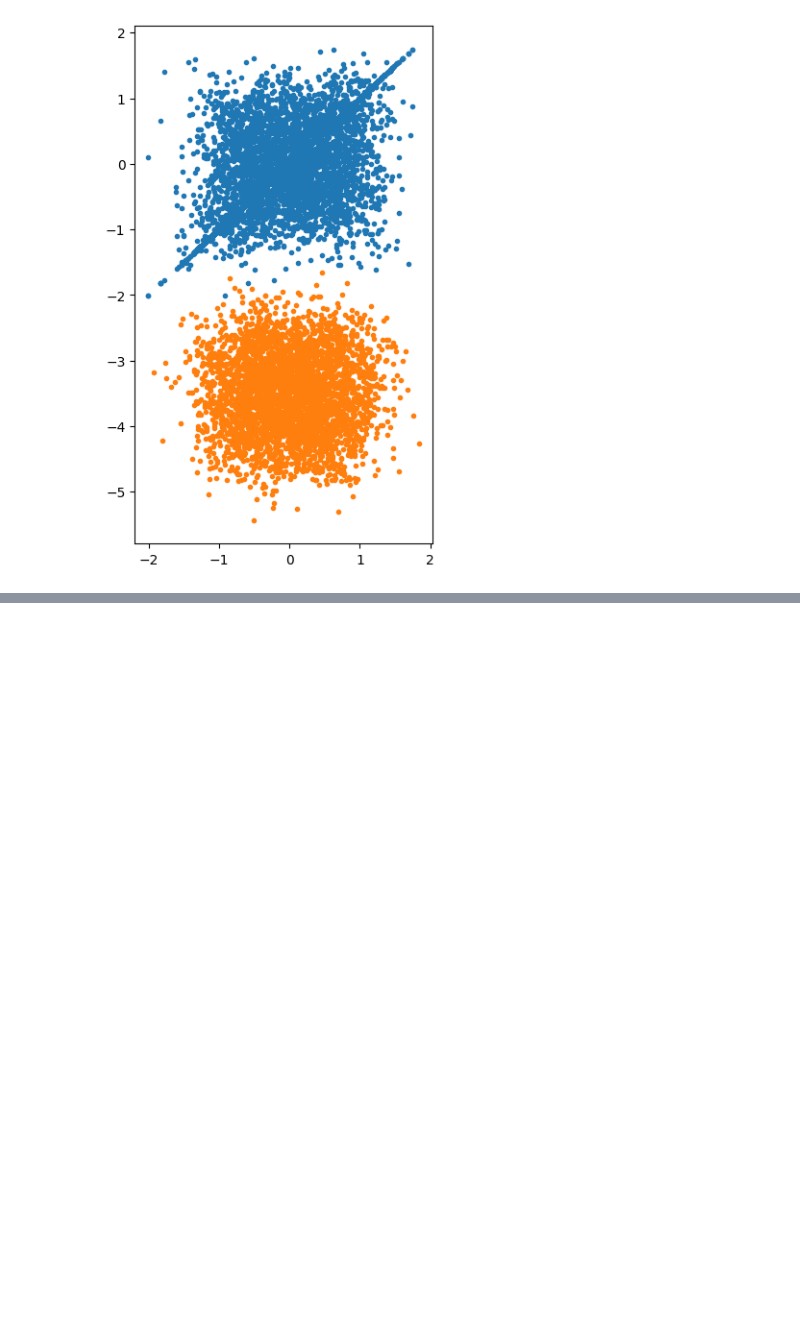
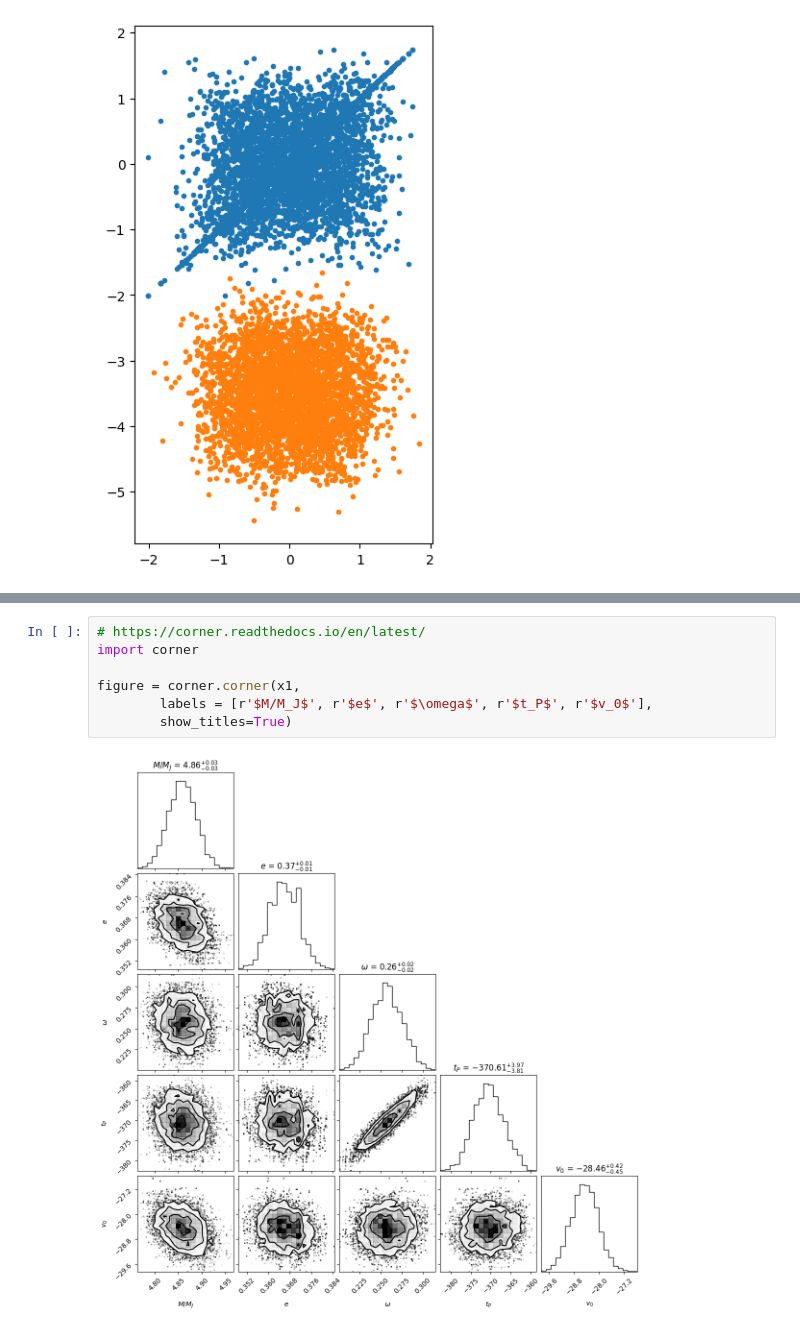
Before and after one commit to andrewcumming/phys512, a Jupyter notebook: _sources/metropolis_solutions.ipynb, the cells around one changed output, grey strips where cells are left out. Drawn from its saved outputs; the diff is of its cells as text; blank space fills up the shorter version.

```diff
--- a/_sources/metropolis_solutions.ipynb
+++ b/_sources/metropolis_solutions.ipynb
@@ -85,0 +231,9 @@ Notes:
+# %%
+# https://corner.readthedocs.io/en/latest/
+import corner
+
+figure = corner.corner(x1,
+        labels = [r'$M/M_J$', r'$e$', r'$\omega$', r'$t_P$', r'$v_0$'],
+        show_titles=True)
+# %% [output]
+[figure, added]
```
Also changed, not shown: parts of 8 cells of this notebook, 10 other files.
